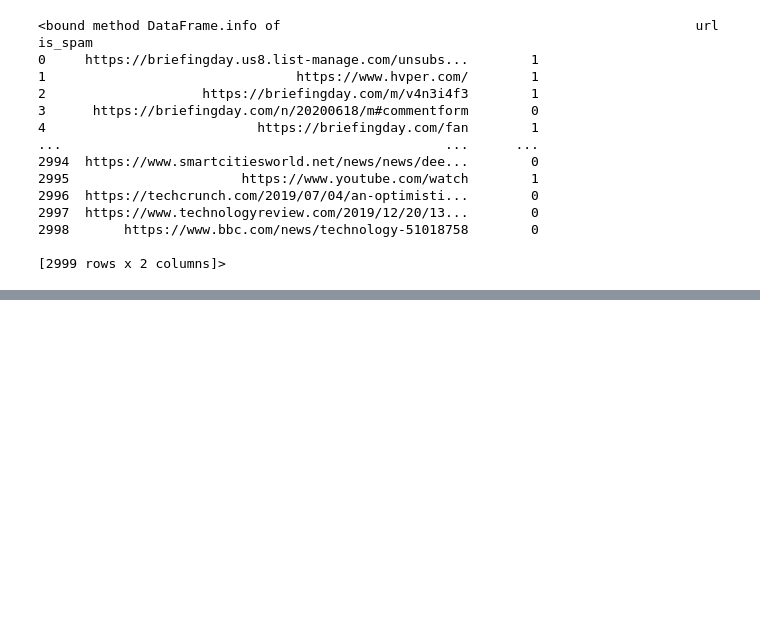
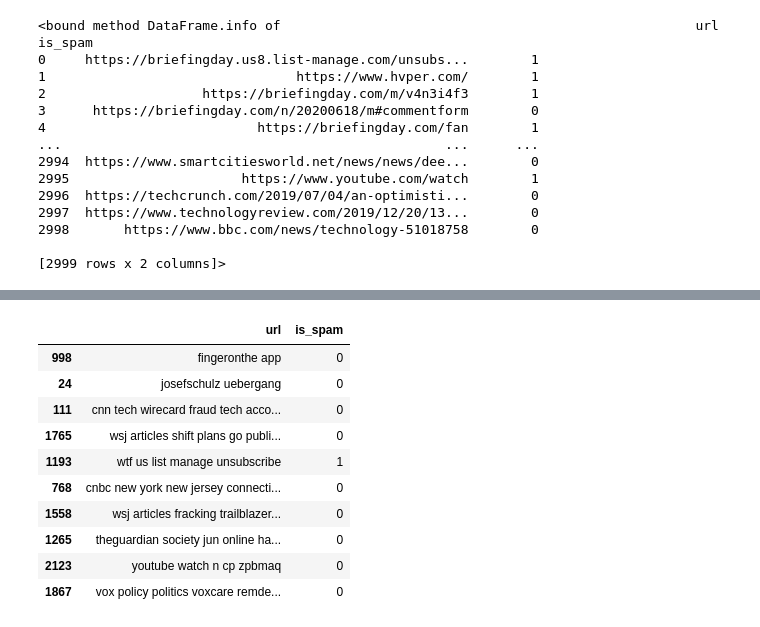
Before and after one commit to mronqui/NLPProjectSPAM, a Jupyter notebook: src/explore.ipynb, the cells around one changed output, grey strips where cells are left out. Saved outputs shown, nothing was run; the diff lists cells and outputs as text; code cells hidden in the pictures; blank space fills up the shorter version.

```diff
--- a/src/explore.ipynb
+++ b/src/explore.ipynb
@@ -159,0 +187,24 @@ X_train, X_test, y_train, y_test = train_test_split(df[features], df[target], te
+# %%
+
+# Proceso de limpieza de datos
+
+limpieza = []
+
+for p in range(len(df_aux.url)):
+    desc = df_aux['url'][p]
+
+    #savar la puntuacion
+    desc = re.sub('[^a-zA-Z]', ' ', desc)
+
+    #borrar etiquetas especiales
+    desc=re.sub("&lt;/?.*?&gt;"," &lt;&gt; ",desc)
+
+    #borrar digitos y caracteres especiales
+    desc=re.sub("(\\d|\\W)+"," ",desc)
+
+    limpieza.append(desc)
+
+#assign the cleaned descriptions to the data frame
+df_aux['url'] = limpieza
+
+df_aux.head()
@@ -159,0 +238,33 @@ X_train, X_test, y_train, y_test = train_test_split(df[features], df[target], te
+# %%
+# Creamos una lista de stopwords
+stop_words = ['http','www','com','you','your','for','not','have','is','in','im','from','to','https','e','c','v','b','f','p']
+# %%
+
+def remove_stopwords(message):
+  if message is not None:
+    words = message.strip().split()
+    words_filtered = []
+    for word in words:
+      if word not in stop_words:
+        words_filtered.append(word)
+    result = " ".join(words_filtered)
+  else:
+    result = None
+
+  return result
+# %%
+df_aux['url']=df_aux['url'].apply(remove_stopwords)
+# %%
+df_aux.sample(10)
+# %% [output]
+|  | url | is_spam |
+| 998 | fingeronthe app | 0 |
+| 24 | josefschulz uebergang | 0 |
+| 111 | cnn tech wirecard fraud tech acco... | 0 |
+| 1765 | wsj articles shift plans go publi... | 0 |
+| 1193 | wtf us list manage unsubscribe | 1 |
+| 768 | cnbc new york new jersey connecti... | 0 |
+| 1558 | wsj articles fracking trailblazer... | 0 |
+| 1265 | theguardian society jun online ha... | 0 |
+| 2123 | youtube watch n cp zpbmaq | 0 |
+| 1867 | vox policy politics voxcare remde... | 0 |
```
Also changed, not shown: parts of 36 cells of this notebook.
